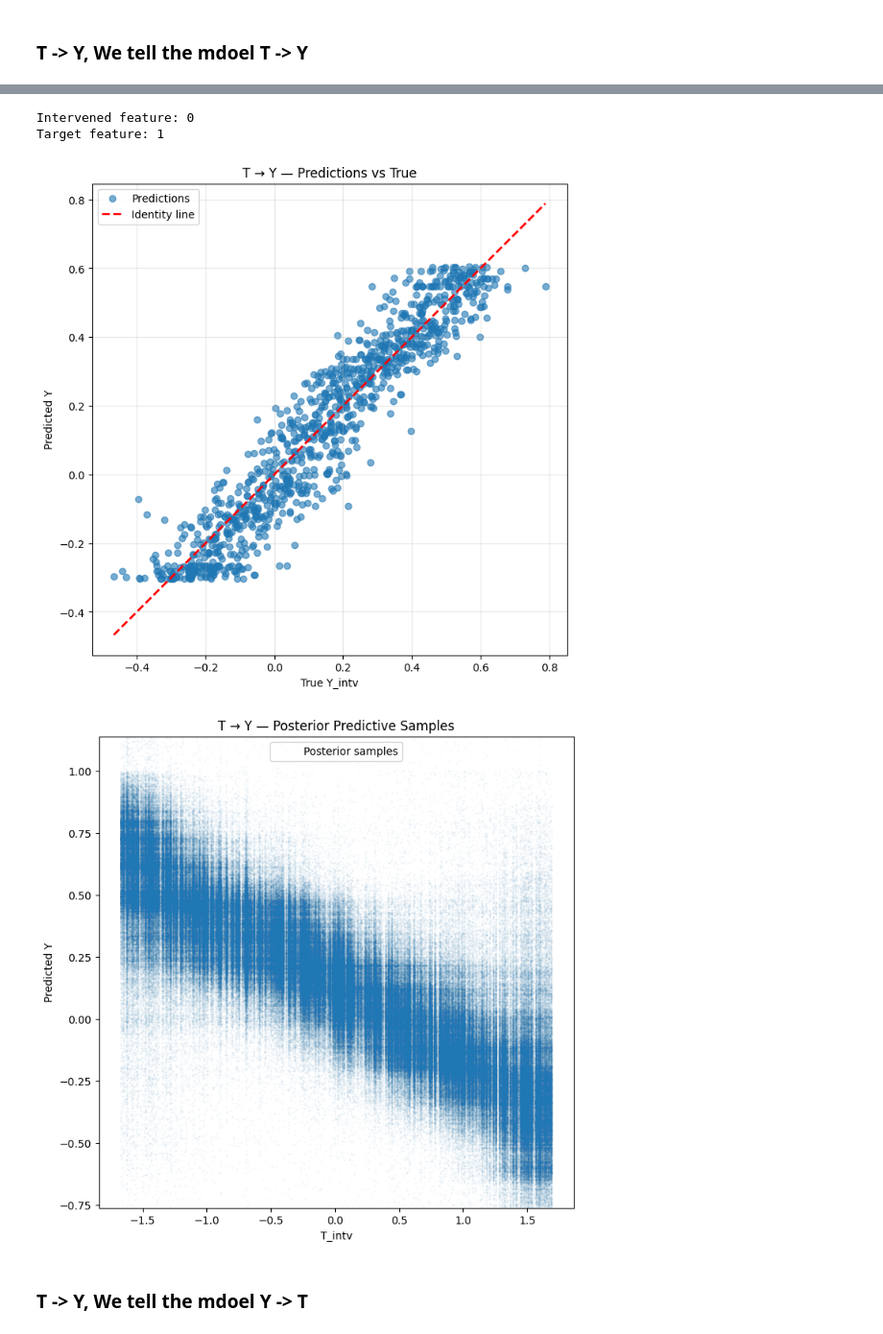
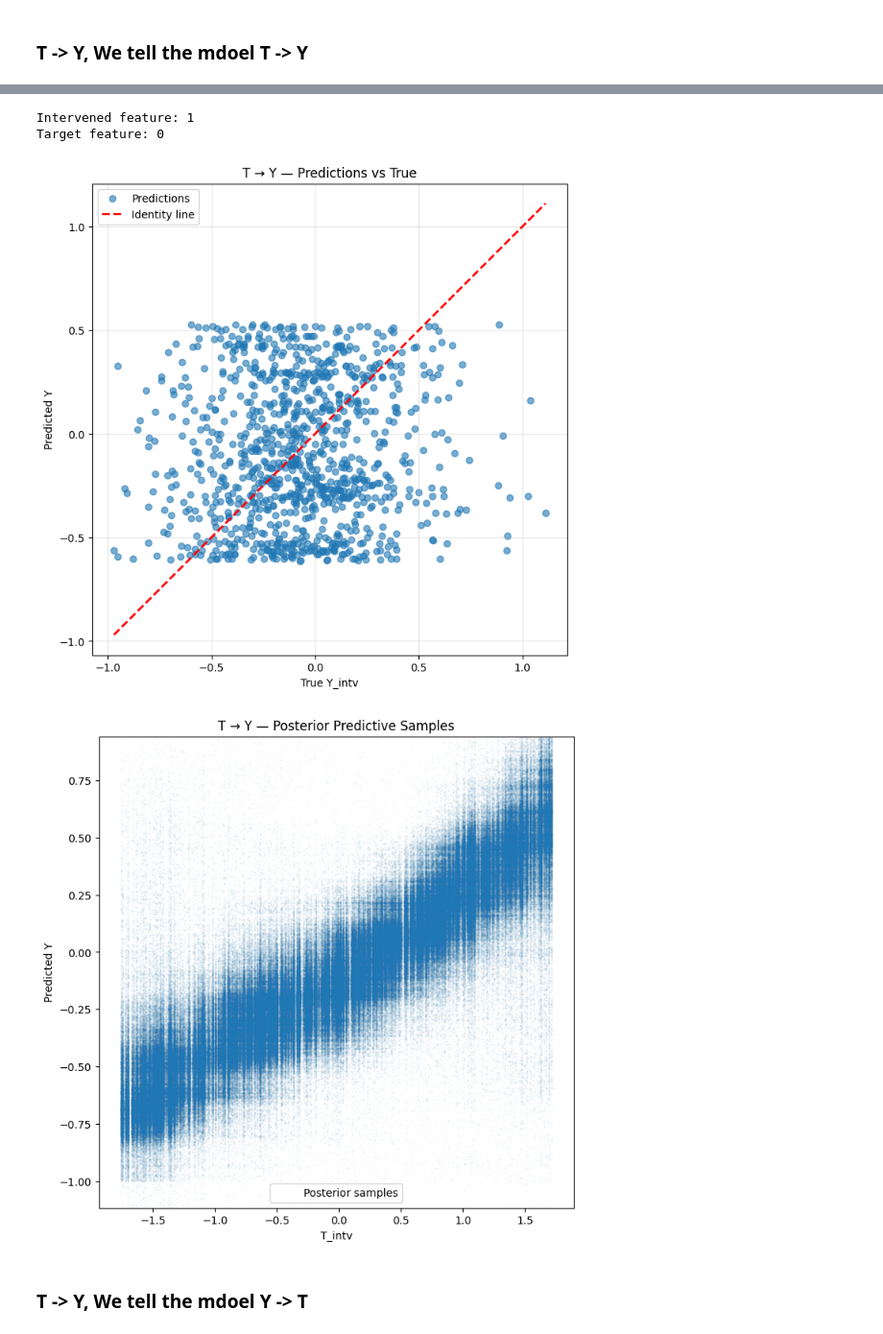
Before and after one commit to ArikReuter/Graphs4CausalFoundationModels, a Jupyter notebook: experiments/Notebooks/plots_full_conditioned.ipynb, the cells around one changed output, grey strips where cells are left out. Shown at 96% size. Cells and saved outputs as stored; diff of their text form; code cells hidden in the pictures.

Commit message:
update plotting

```diff
--- a/experiments/Notebooks/plots_full_conditioned.ipynb
+++ b/experiments/Notebooks/plots_full_conditioned.ipynb
@@ -188,7 +192,7 @@ def run_graph_check(dataset, model, dataset_idx, adj_values, title):
 # %% [markdown]
 ### T -> Y, We don't tell the model the relationship between T and Y
 # %%
-run_graph_check(dataset, graphintpfn, 1, (0.0, 0.0), 'Unknown relationship')
+run_graph_check(dataset, graphintpfn, 0, (0.0, 0.0), 'Unknown relationship')
 # %% [output]
 --- Unknown relationship ---
 Ancestor matrix:
@@ -207,22 +211,22 @@ Target feature: 1
 # %% [markdown]
 ### T -> Y, We tell the mdoel T -> Y
 # %%
-run_graph_check(dataset, graphintpfn, 1, (1.0, -1.0), 'T → Y')
+run_graph_check(dataset, graphintpfn, 0, (1.0, -1.0), 'T → Y')
 # %% [output]
 --- T → Y ---
 Ancestor matrix:
 tensor([[-1.,  1., -1.,  ..., -1., -1., -1.],
         [-1., -1., -1.,  ..., -1., -1., -1.],
         [-1., -1., -1.,  ..., -1., -1., -1.],
         ...,
         [-1., -1., -1.,  ..., -1., -1., -1.],
         [-1., -1., -1.,  ..., -1., -1., -1.],
         [-1., -1., -1.,  ..., -1., -1., -1.]])
 [figure]
-Intervened feature: 0
-Target feature: 1
+Intervened feature: 1
+Target feature: 0
-[figure, old version]
+[figure, new version]
-[figure, old version]
+[figure, new version]
 # %% [markdown]
 ### T -> Y, We tell the mdoel Y -> T
 # %%
```
Also changed, not shown: parts of 4 cells of this notebook, 1 other file.
